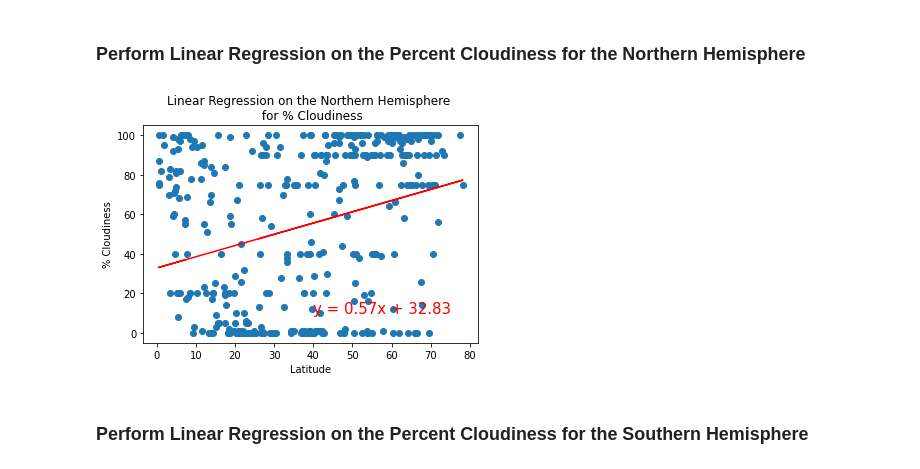
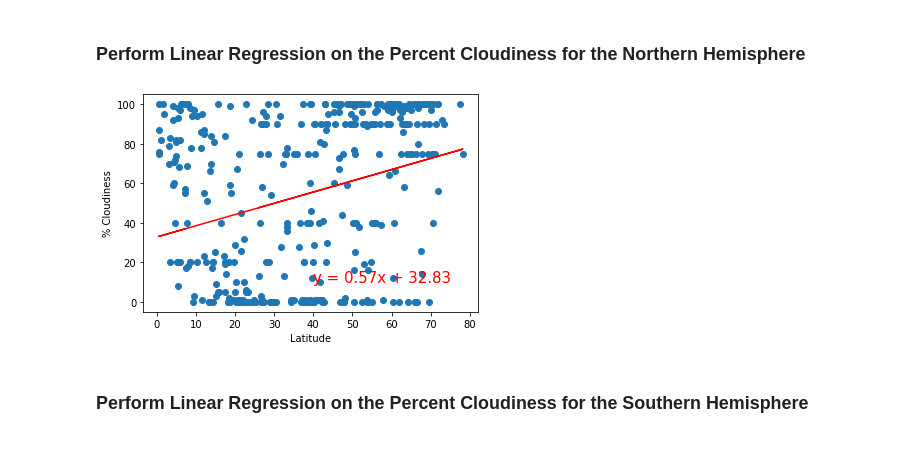
Before and after one commit to a56k/World_Weather_Analysis, a Jupyter notebook: WeatherPy.ipynb, the cells around one changed output. Saved outputs shown, nothing was run; the diff lists cells and outputs as text; code cells hidden in the pictures.

Commit message:
adding regression analysis to repository

```diff
--- a/WeatherPy.ipynb
+++ b/WeatherPy.ipynb
@@ -502,15 +502,13 @@ The correlation between the latitude and percent humidity is very low because th
 # %%
 # Linear regression on the Northern Hemisphere
 x_values = northern_hemi_df["Lat"]
 y_values = northern_hemi_df["Cloudiness"]
-plt.title(f"Linear Regression on the Northern Hemisphere \n for % Cloudiness")
-
 # Call the function.
 plot_linear_regression(x_values, y_values,
-                       'Linear Regression on the Northern Hemisphere for % Cloudiness',
-                       '% Cloudiness',(40,10))
+                       'Linear Regression on the Northern Hemisphere \
+                        for % Cloudiness', '% Cloudiness',(40,10))
 # %% [output]
-[figure, old version]
+[figure, new version]
 # %% [markdown]
 ### Perform Linear Regression on the Percent Cloudiness for the Southern Hemisphere
 # %%
```
Also changed, not shown: parts of 1 cell of this notebook.
